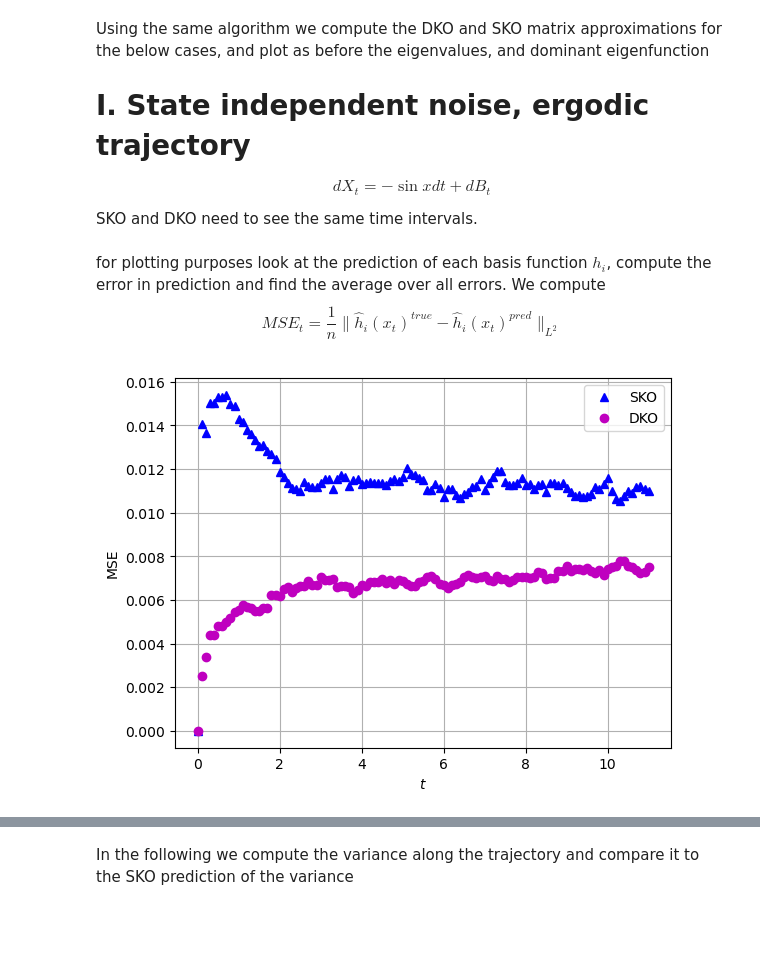
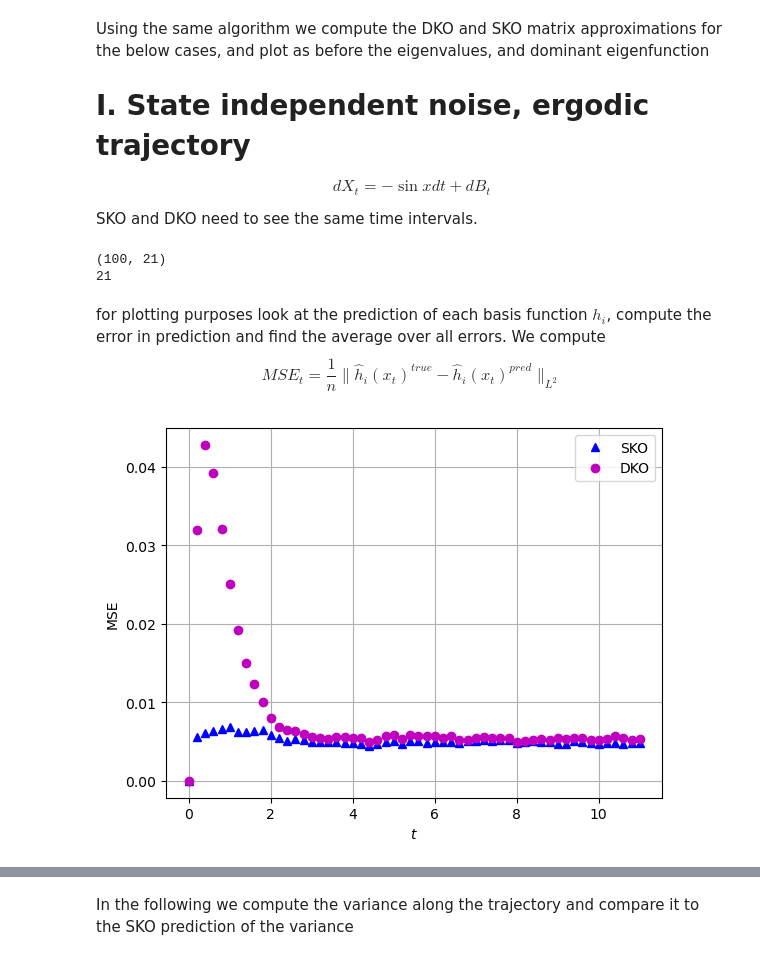
Before and after one commit to Maria-A-Oprea/Distributional_Koopman, a Jupyter notebook: State_dependent_noise.ipynb, the cells around one changed output, grey strips where cells are left out. Cells and saved outputs as stored; diff of their text form; code cells hidden in the pictures; blank space fills up the shorter version.

```diff
--- a/State_dependent_noise.ipynb
+++ b/State_dependent_noise.ipynb
@@ -9,7 +10,7 @@ If $b(x, t) = e^{-\frac{1}{2}V(x)}$, then the equation has a steady state soluti
 $$\rho \sim e^{-V(x)}$$
 When implementing we will ignore the $t$ dependence in $a$ and $b$.
 # %%
-def euler_maruyama(x0, a, b, T, N, boundary = 0):
+def euler_maruyama(x0, a, b, T, N):
     """
     implements the euler maruyama method with initial condition x0 and
     coefficients a and b, for time T. The interval [0, T] is partitioned
@@ -19,8 +20,7 @@ def euler_maruyama(x0, a, b, T, N, boundary = 0):
     y = np.zeros(N + 1)
     y[0] = x0
     for i in range(N):
-        #y[i + 1] = y[i] + np.random.normal()* np.sqrt(dt)*b(y[i]) + a(y[i])* dt
-        y[i + 1] = ( y[i] + np.random.normal()* np.sqrt(dt)*b(y[i]) + a(y[i])* dt + 2 )% 4 - 2
+        y[i + 1] = ( y[i] + np.random.normal()* np.sqrt(dt)*b(y[i]) + a(y[i])* dt )% 4 - 2
     return y
 # %% [markdown]
 ### SKO on a long trajectory
@@ -390,10 +390,12 @@ $$dX_t = - \sin{x} dt + dB_t$$
 SKO and DKO need to see the same time intervals.
 # %%
 def a(x):
-    return -np.sin(x)
+    return -np.sin(2*np.pi*x)
 def b(x):
-    return 1 #0.2*np.exp(-0.5*(x-1)**2)
+    return 1
 
 Dt = 0.1
-K_SKO = SKO(a, b)
-K_DKO = DKO(a, b, distr = "normal")
+K_DKO = DKO(a, b, distr = "trajectory")
+# %% [output]
+(100, 21)
+21
@@ -408,35 +412,28 @@ pred_DKO = prediction(K_DKO, a, b)
 # %%
 n, N_x0, N = np.shape(truth)
 dx = 4/N_x0
 
-mean_square_error_SKO = 1/n* np.sum( np.trapezoid((pred_SKO-truth)**2, axis = 1)*dx, axis = 0 )
-mean_square_error_DKO = 1/n* np.sum( np.trapezoid((pred_DKO-truth)**2, axis = 1)*dx, axis = 0 )
+
+mean_square_error_SKO = 1/n* np.sum( integrate.trapezoid((pred_SKO-truth)**2, dx = dx, axis = 1), axis = 0 )
+mean_square_error_DKO = 1/n* np.sum( integrate.trapezoid((pred_DKO-truth)**2, dx = dx, axis = 1), axis = 0 )
 #error_basis_SKO = 1/n* np.sum((pred_SKO - truth)**2 , axis = 0)
 #error_basis_DKO = 1/n* np.sum((pred_DKO -truth)**2 , axis = 0)
 
-#g_true = 1/n*np.sum(truth, axis = 0)
-#g_pred_SKO = pred_SKO[3, :, :]
-#g_pred_DKO = pred_DKO[3, :, :]
-#g_true = truth[3, :, :]
-#mean_square_error_SKO = np.sum((g_true - g_pred_SKO)**2, axis = 0)/N_x0
-#mean_square_error_DKO = np.sum((g_true - g_pred_DKO)**2, axis = 0)/N_x0
 
-#mean_square_error_SKO = np.sqrt(np.trapezoid(error_basis_SKO, axis = 0))
-#mean_square_error_DKO = np.sqrt(np.trapezoid(error_basis_DKO, axis = 0))
 time = np.linspace(0, 11, N )
 # try trapezoidal rule instead
-plt.plot(time, mean_square_error_SKO, 'b^',label = "SKO")
-plt.plot(time, mean_square_error_DKO, 'mo', label = "DKO")
+plt.plot(time[::2], mean_square_error_SKO[::2], 'b^',label = "SKO")
+plt.plot(time[::2], mean_square_error_DKO[::2], 'mo', label = "DKO")
 plt.legend()
 plt.xlabel("$t$")
 plt.ylabel("MSE")
 plt.grid()
 #plt.ylim(0,1)
 #plt.xlim(0, 2)
 plt.show()
 #plot_eigens(K_SKO, K_DKO)
 # %% [output]
-[figure, old version]
+[figure, new version]
 # %%
 N_exp = 50
 n, N_x0, N = np.shape(truth)
```
Also changed, not shown: parts of 16 cells of this notebook.
